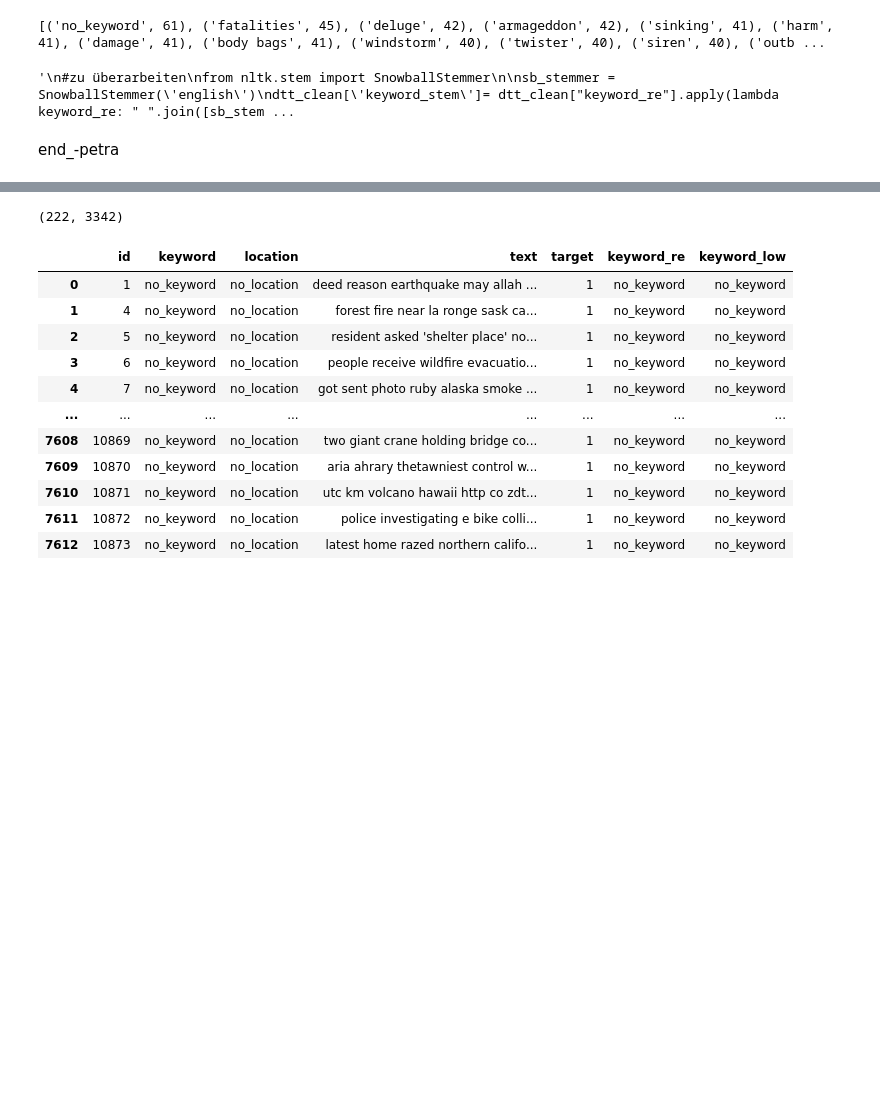
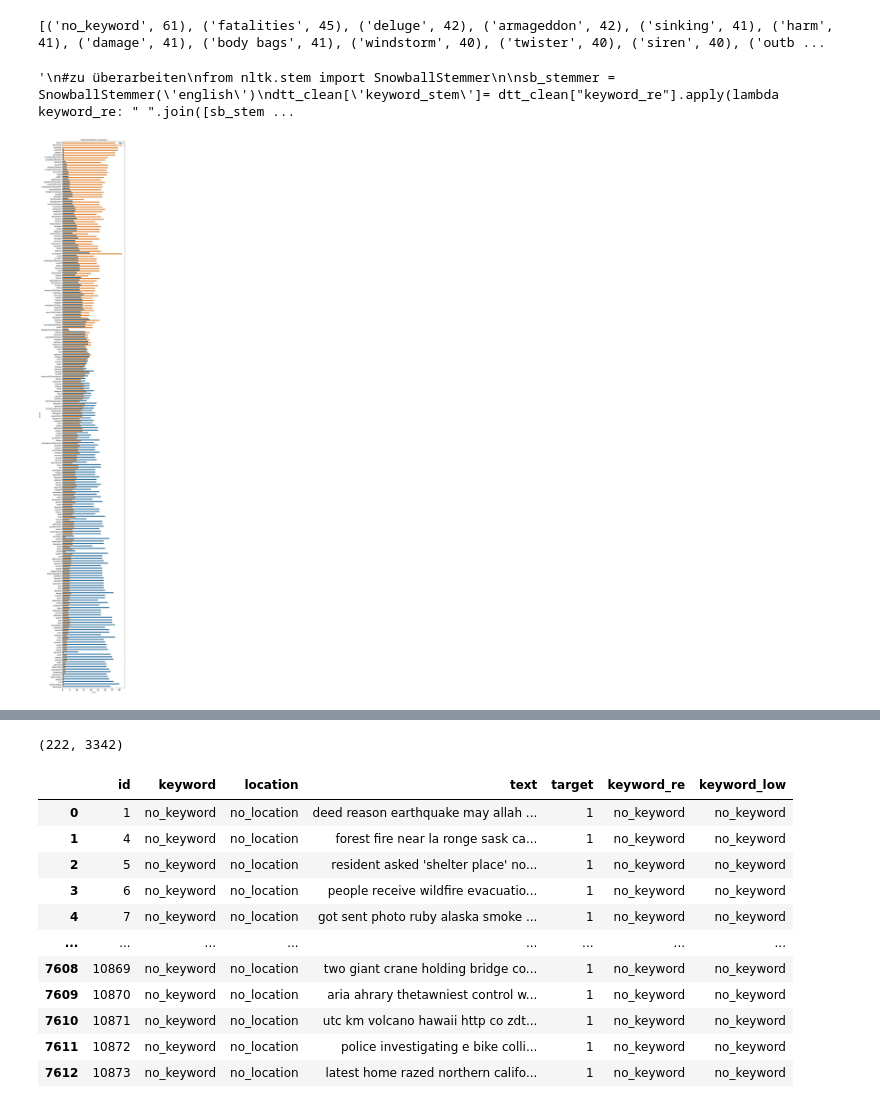
Before and after one commit to TTD-JPO/TDD-project, a Jupyter notebook: Main_TweetDisasterDetection.ipynb, the cells around one changed output, grey strips where cells are left out. Cells and saved outputs as stored; diff of their text form; code cells hidden in the pictures; blank space fills up the shorter version.

```diff
--- a/Main_TweetDisasterDetection.ipynb
+++ b/Main_TweetDisasterDetection.ipynb
@@ -295,5 +295,21 @@ dtt_clean['keyword_low'] = keyword_low
 #dtt_clean['keyword_stem']
 # %%
 #lemmatizer.lemmatize('going', wordnet.NOUN)
-# %% [markdown]
-end_-petra
+# %%
+dtt_clean['target_mean'] = dtt_clean.groupby('keyword_re')['target'].transform('mean')
+
+fig = plt.figure(figsize=(8, 72), dpi=100)
+
+sns.countplot(y=dtt_clean.sort_values(by='target_mean', ascending=False)['keyword'],
+              hue=dtt_clean.sort_values(by='target_mean', ascending=False)['target'])
+
+plt.tick_params(axis='x', labelsize=15)
+plt.tick_params(axis='y', labelsize=12)
+plt.legend(loc=1)
+plt.title('Target Distribution in Keywords')
+
+plt.show()
+
+dtt_clean.drop(columns=['target_mean'], inplace=True)
+# %% [output]
+[figure, added]
```
Also changed, not shown: parts of 3 cells of this notebook.
